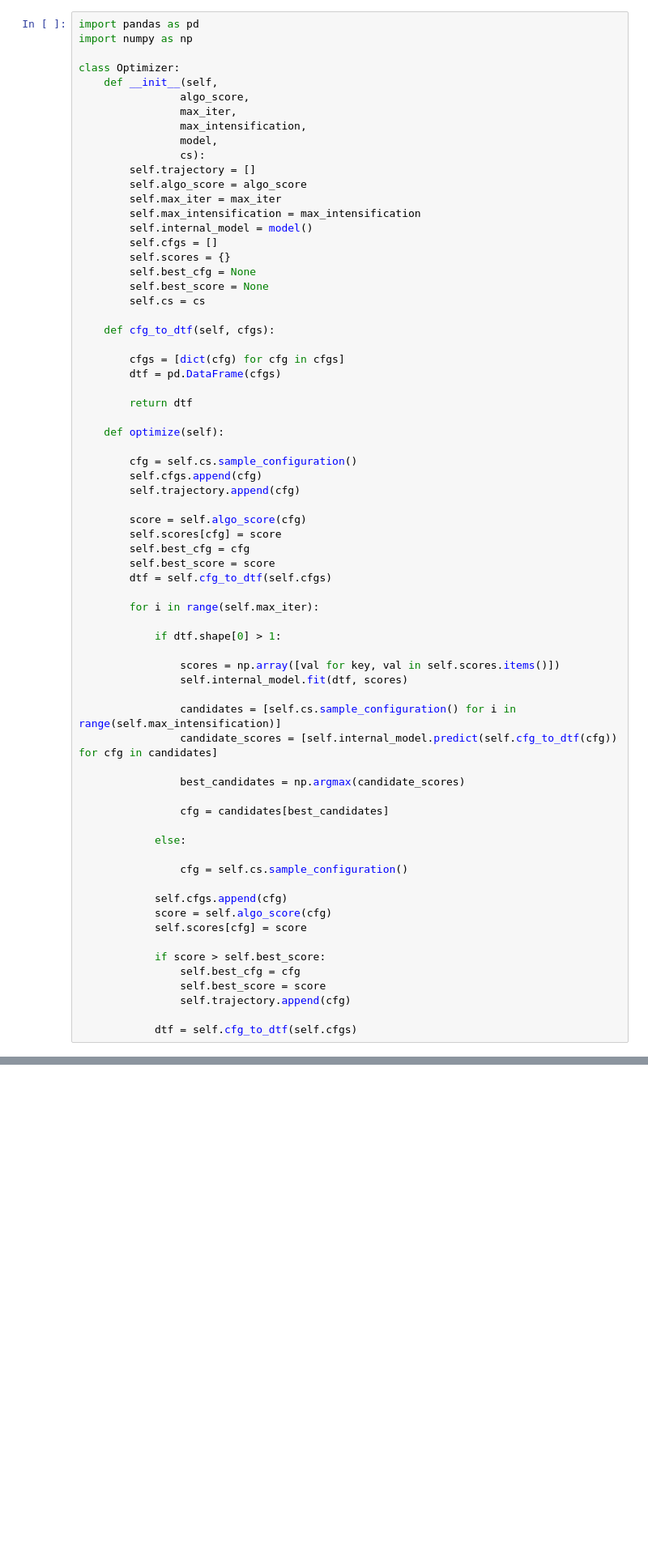
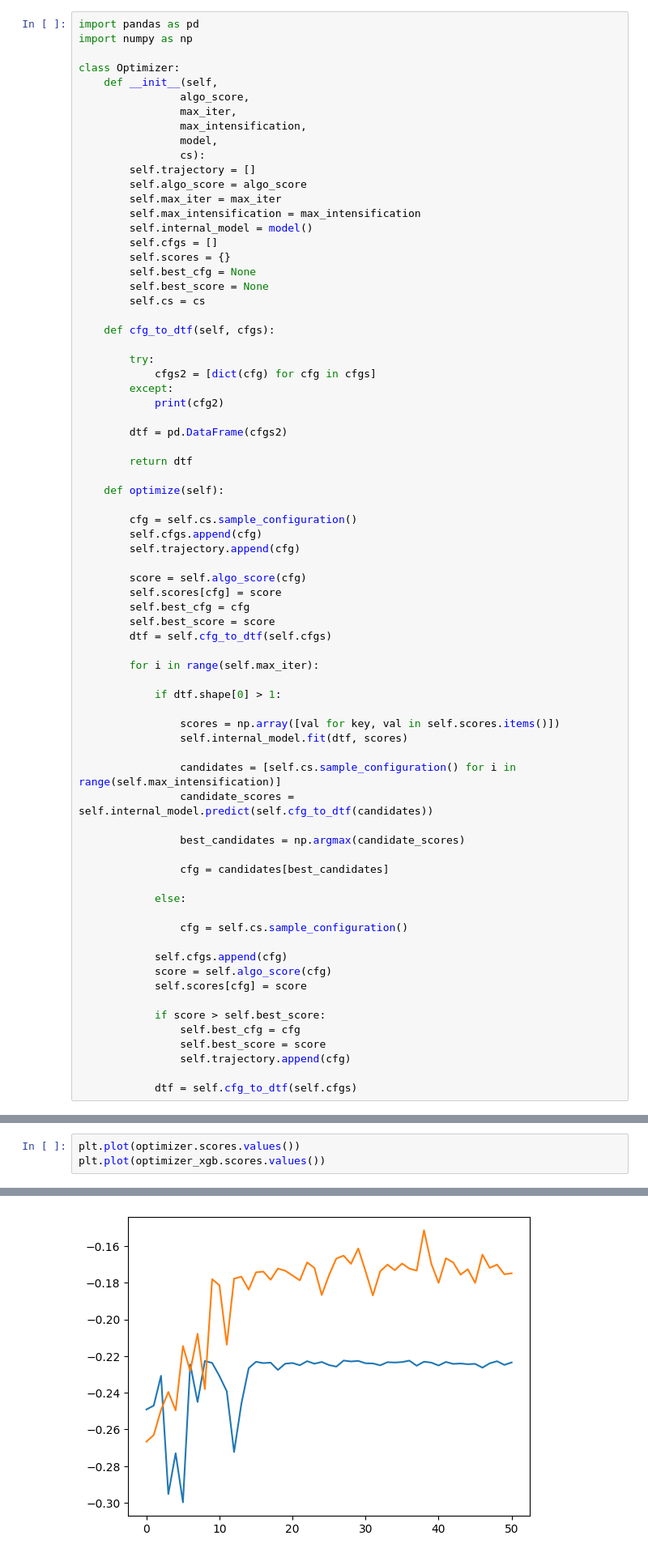
Before and after one commit to noronhaeyan/Practical-Gradient-Boosting, a Jupyter notebook: Chapter 6/Optimizing XGBoost with XGBoost.ipynb, the cells around one changed output, grey strips where cells are left out. Shown at 81% size. Saved outputs shown, nothing was run; the diff lists cells and outputs as text; blank space fills up the shorter version.

Commit message:
Fixed optimize bug

```diff
--- a/Chapter 6/Optimizing XGBoost with XGBoost.ipynb
+++ b/Chapter 6/Optimizing XGBoost with XGBoost.ipynb
@@ -106,8 +106,12 @@ class Optimizer:
 
     def cfg_to_dtf(self, cfgs):
 
-        cfgs = [dict(cfg) for cfg in cfgs]
-        dtf = pd.DataFrame(cfgs)
+        try:
+            cfgs2 = [dict(cfg) for cfg in cfgs]
+        except:
+            print(cfg2)
+
+        dtf = pd.DataFrame(cfgs2)
 
         return dtf
 
@@ -131,7 +135,7 @@ class Optimizer:
                 self.internal_model.fit(dtf, scores)
 
                 candidates = [self.cs.sample_configuration() for i in range(self.max_intensification)]
-                candidate_scores = [self.internal_model.predict(self.cfg_to_dtf(cfg)) for cfg in candidates]
+                candidate_scores = self.internal_model.predict(self.cfg_to_dtf(candidates))
 
                 best_candidates = np.argmax(candidate_scores)
 
@@ -247,2 +268,6 @@ ValueError: dictionary update sequence element #0 has length 1; 2 is required
 # %% [markdown]
 # Plotting the results
+# %%
+plt.plot(optimizer.scores.values())
+plt.plot(optimizer_xgb.scores.values())
+# %% [output]
@@ -249 +275,2 @@ ValueError: dictionary update sequence element #0 has length 1; 2 is required
+[figure, added]
 # %%
```
Also changed, not shown: parts of 6 cells of this notebook, 4 other files.
